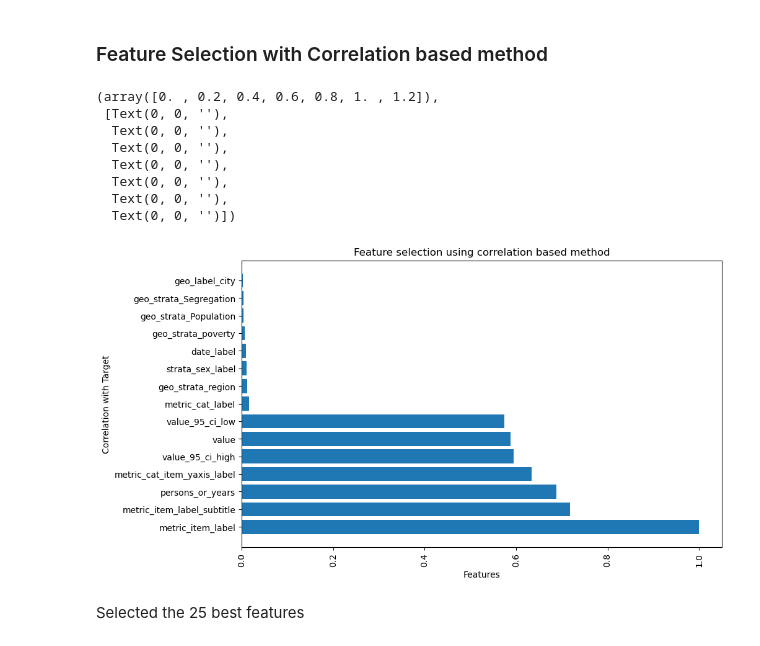
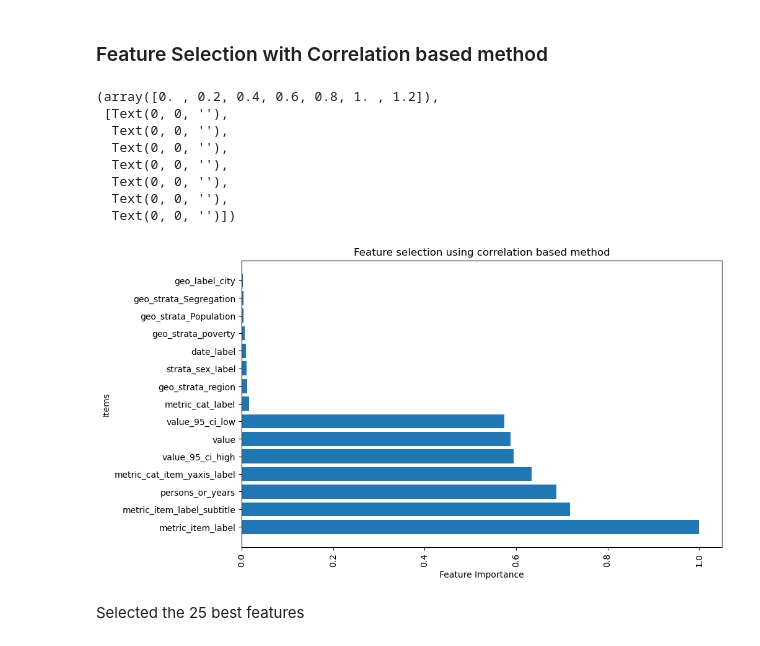
Before and after one commit to kohlerch/G4C-Project, a Jupyter notebook: Project/big-cities-health/Correlation.ipynb, the cells around one changed output. Cells and saved outputs as stored; diff of their text form; code cells hidden in the pictures.

```diff
--- a/Project/big-cities-health/Correlation.ipynb
+++ b/Project/big-cities-health/Correlation.ipynb
@@ -71,20 +71,20 @@ selected_features_corr = correlation_with_target[:15].index.tolist()
 # %%
 plt.figure(figsize=(10, 6))
 plt.barh(selected_features_corr, correlation_with_target[selected_features_corr])
-plt.xlabel('Features')
-plt.ylabel('Correlation with Target')
+plt.xlabel('Feature Importance')
+plt.ylabel('Items')
 plt.title('Feature selection using correlation based method')
 plt.xticks(rotation=90)
 # %% [output]
 (array([0. , 0.2, 0.4, 0.6, 0.8, 1. , 1.2]),
  [Text(0, 0, ''),
   Text(0, 0, ''),
   Text(0, 0, ''),
   Text(0, 0, ''),
   Text(0, 0, ''),
   Text(0, 0, ''),
   Text(0, 0, '')])
-[figure, old version]
+[figure, new version]
 # %% [markdown]
 Selected the 25 best features
 # %%
```
Also changed, not shown: 1 other file.
